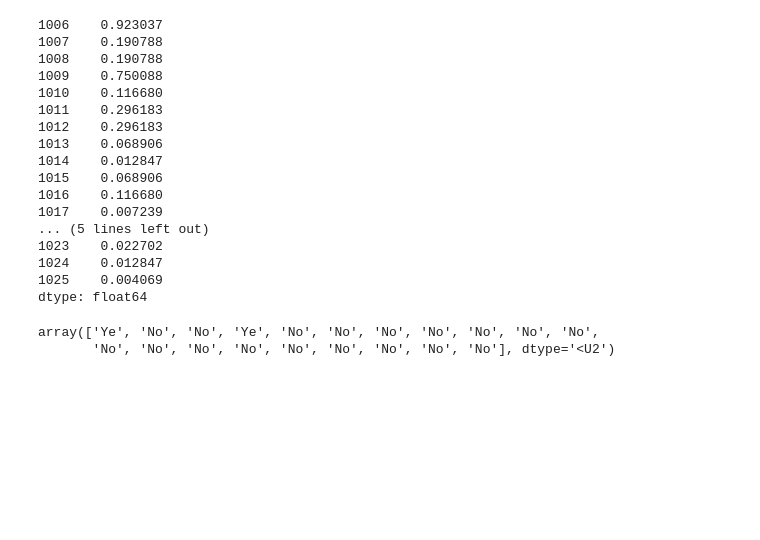
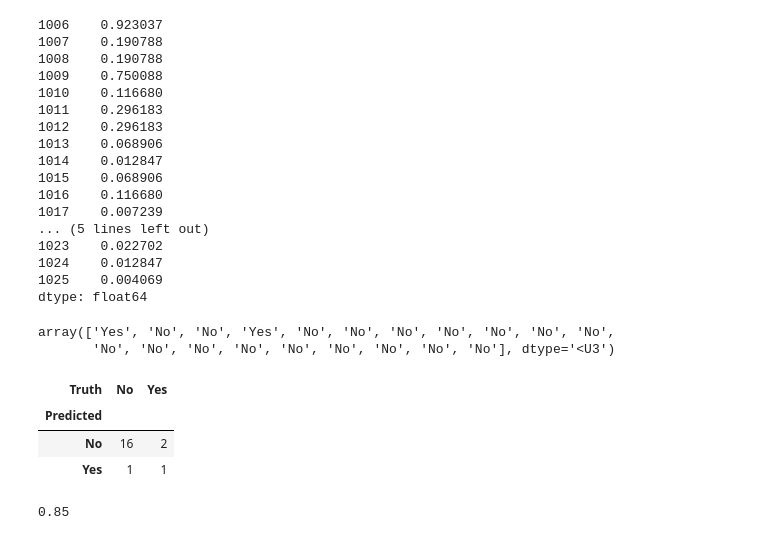
Before and after one commit to Yoshi234/f1-fanatasy-analysis, a Jupyter notebook: code/modeling/nick_learning.ipynb, the cells around one changed output. Cells and saved outputs as stored; diff of their text form; code cells hidden in the pictures; blank space fills up the shorter version.

```diff
--- a/code/modeling/nick_learning.ipynb
+++ b/code/modeling/nick_learning.ipynb
@@ -814,11 +816,22 @@ probs
 dtype: float64
 # %%
 import numpy as np
-labels = np.array(['No'] * 20)
-labels[probs > 0.5] = "Yes"
+labels = np.array(['Yes'] * 20)
+labels[probs < 0.5] = 'No'
 labels
 
 # should yeses be the top 3 probs instead of above 50%?
 # %% [output]
-array(['Ye', 'No', 'No', 'Ye', 'No', 'No', 'No', 'No', 'No', 'No', 'No',
-       'No', 'No', 'No', 'No', 'No', 'No', 'No', 'No', 'No'], dtype='<U2')
+array(['Yes', 'No', 'No', 'Yes', 'No', 'No', 'No', 'No', 'No', 'No', 'No',
+       'No', 'No', 'No', 'No', 'No', 'No', 'No', 'No', 'No'], dtype='<U3')
+# %%
+confusion_table(labels, test_race['Podium Finish'])
+# %% [output]
+| Truth | No | Yes |
+| Predicted |  |  |
+| No | 16 | 2 |
+| Yes | 1 | 1 |
+# %%
+np.mean(labels == test_race['Podium Finish'])
+# %% [output]
+0.85
```
Also changed, not shown: parts of 7 cells of this notebook.
